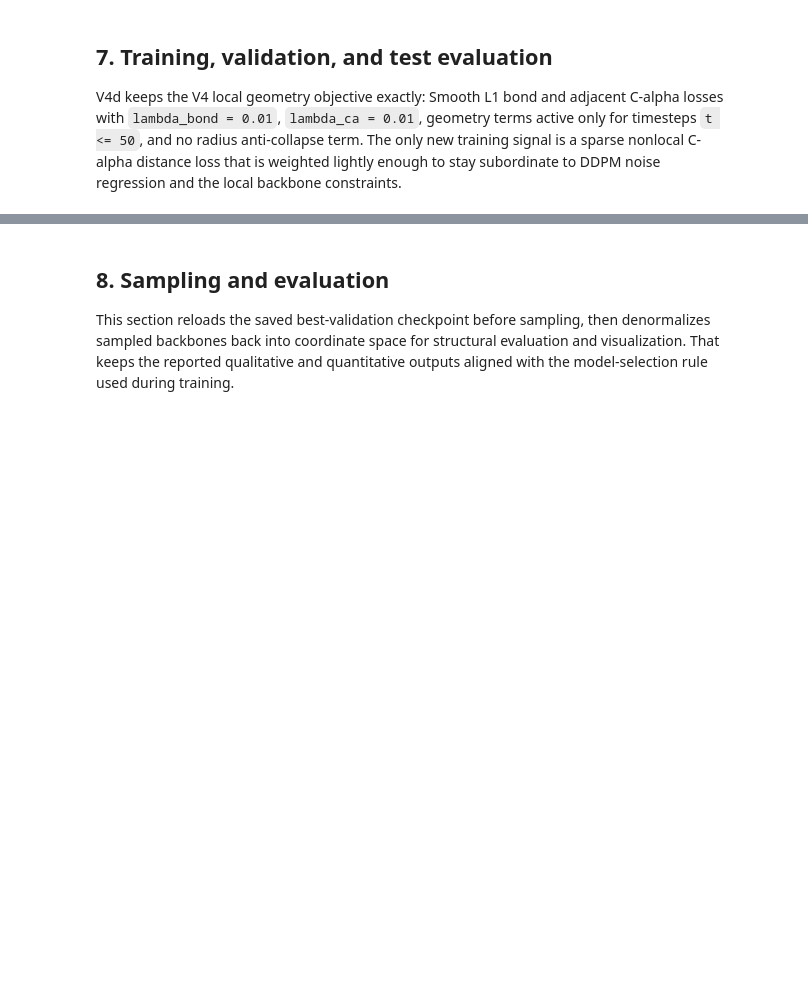
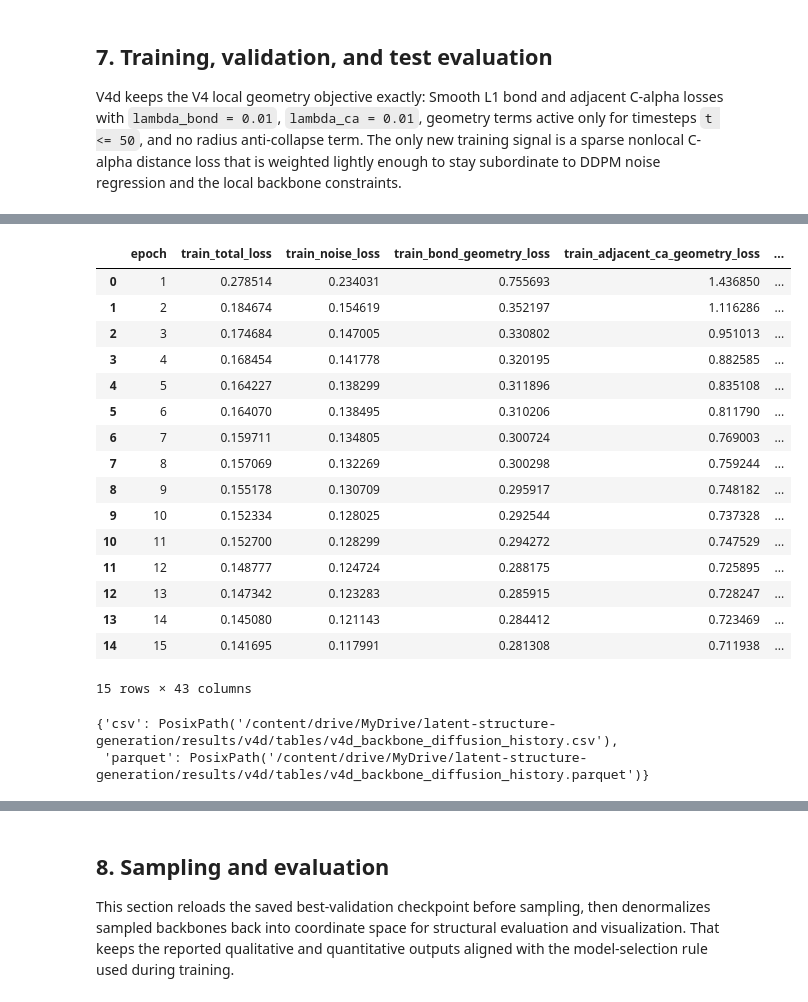
Before and after one commit to mitsenkov/latent-structure-diffusion, a Jupyter notebook: notebooks/protein_backbone_diffusion_v4d.ipynb, the cells around one changed output, grey strips where cells are left out. Saved outputs shown, nothing was run; the diff lists cells and outputs as text; code cells hidden in the pictures; blank space fills up the shorter version.

Commit message:
Update parameters and printed training message

```diff
--- a/notebooks/protein_backbone_diffusion_v4d.ipynb
+++ b/notebooks/protein_backbone_diffusion_v4d.ipynb
@@ -798,13 +914,13 @@ def prepare_batch_for_diffusion(batch: dict[str, object], target_device: torch.d
 NOISE_LOSS_WEIGHT = 1.0
 LAMBDA_BOND = float(os.environ.get('BACKBONE_DIFFUSION_LAMBDA_BOND', '0.01'))
 LAMBDA_CA = float(os.environ.get('BACKBONE_DIFFUSION_LAMBDA_CA', '0.01'))
-LAMBDA_NONLOCAL_CA = float(os.environ.get('BACKBONE_DIFFUSION_LAMBDA_NONLOCAL_CA', '0.002'))
+LAMBDA_NONLOCAL_CA = float(os.environ.get('BACKBONE_DIFFUSION_LAMBDA_NONLOCAL_CA', '0.01'))
 GEOMETRY_LOSS_BETA = float(os.environ.get('BACKBONE_DIFFUSION_GEOMETRY_LOSS_BETA', '0.5'))
 GEOMETRY_MAX_TIMESTEP = int(os.environ.get('BACKBONE_DIFFUSION_GEOMETRY_MAX_TIMESTEP', '50'))
 NONLOCAL_CA_MIN_SEQUENCE_SEPARATION = int(os.environ.get('BACKBONE_DIFFUSION_NONLOCAL_CA_MIN_SEQUENCE_SEPARATION', '8'))
 NONLOCAL_CA_MAX_PAIRS_PER_BATCH = int(os.environ.get('BACKBONE_DIFFUSION_NONLOCAL_CA_MAX_PAIRS_PER_BATCH', '2048'))
 NONLOCAL_CA_LOSS_BETA = float(os.environ.get('BACKBONE_DIFFUSION_NONLOCAL_CA_LOSS_BETA', '4.0'))
-NONLOCAL_CA_MIN_TIMESTEP = int(os.environ.get('BACKBONE_DIFFUSION_NONLOCAL_CA_MIN_TIMESTEP', '25'))
+NONLOCAL_CA_MIN_TIMESTEP = int(os.environ.get('BACKBONE_DIFFUSION_NONLOCAL_CA_MIN_TIMESTEP', '50'))
 NONLOCAL_CA_MAX_TIMESTEP = int(os.environ.get('BACKBONE_DIFFUSION_NONLOCAL_CA_MAX_TIMESTEP', str(TIMESTEPS)))
 GRAD_CLIP_NORM = float(os.environ.get('BACKBONE_DIFFUSION_GRAD_CLIP_NORM', '1.0'))
 PRED_NEAR_ZERO_THRESHOLD = float(os.environ.get('BACKBONE_DIFFUSION_PRED_NEAR_ZERO_THRESHOLD', '1e-3'))
@@ -1001,14 +1117,22 @@ def run_epoch(
 
     return {key: value / max(n_batches, 1) for key, value in totals.items()}
 
-EPOCHS = int(os.environ.get('BACKBONE_DIFFUSION_EPOCHS', '5'))
+EPOCHS = int(os.environ.get('BACKBONE_DIFFUSION_EPOCHS', '15'))
 history: list[dict[str, float]] = []
 best_val_total_loss = float('inf')
 
 print(
-    f'Geometry loss settings: bond={LAMBDA_BOND}, adjacent_ca={LAMBDA_CA}, nonlocal_ca={LAMBDA_NONLOCAL_CA}, '
-    f'beta={GEOMETRY_LOSS_BETA}, active_t<= {GEOMETRY_MAX_TIMESTEP}, nonlocal_t in [{NONLOCAL_CA_MIN_TIMESTEP}, {NONLOCAL_CA_MAX_TIMESTEP}], radius=0.0'
+    f'Geometry loss settings: '
+    f'bond={LAMBDA_BOND}, '
+    f'adjacent_ca={LAMBDA_CA}, '
+    f'nonlocal_ca={LAMBDA_NONLOCAL_CA}, '
+    f'local_beta={GEOMETRY_LOSS_BETA}, '
+    f'nonlocal_beta={NONLOCAL_CA_LOSS_BETA}, '
+    f'active_t<= {GEOMETRY_MAX_TIMESTEP}, '
+    f'nonlocal_t in [{NONLOCAL_CA_MIN_TIMESTEP}, {NONLOCAL_CA_MAX_TIMESTEP}], '
+    f'radius=0.0'
 )
+
 print(
     f'Optimizer settings: lr={LEARNING_RATE}, grad_clip_norm={GRAD_CLIP_NORM}, '
     f'sequence_offset_edges={MODEL_SEQUENCE_OFFSET_EDGES}'
@@ -1117,3 +1241,4 @@ for epoch in range(1, EPOCHS + 1):
 history_df = pd.DataFrame(history)
 display(history_df)
 save_table_artifact(history_df, 'v4d_backbone_diffusion_history')
+# %% [output]
@@ -1120,3 +1262,22 @@ save_table_artifact(history_df, 'v4d_backbone_diffusion_history')
+|  | epoch | train_total_loss | train_noise_loss | train_bond_geometry_loss | train_adjacent_ca_geometry_loss | ... |
+| 0 | 1 | 0.278514 | 0.234031 | 0.755693 | 1.436850 | ... |
+| 1 | 2 | 0.184674 | 0.154619 | 0.352197 | 1.116286 | ... |
+| 2 | 3 | 0.174684 | 0.147005 | 0.330802 | 0.951013 | ... |
+| 3 | 4 | 0.168454 | 0.141778 | 0.320195 | 0.882585 | ... |
+| 4 | 5 | 0.164227 | 0.138299 | 0.311896 | 0.835108 | ... |
+| 5 | 6 | 0.164070 | 0.138495 | 0.310206 | 0.811790 | ... |
+| 6 | 7 | 0.159711 | 0.134805 | 0.300724 | 0.769003 | ... |
+| 7 | 8 | 0.157069 | 0.132269 | 0.300298 | 0.759244 | ... |
+| 8 | 9 | 0.155178 | 0.130709 | 0.295917 | 0.748182 | ... |
+| 9 | 10 | 0.152334 | 0.128025 | 0.292544 | 0.737328 | ... |
+| 10 | 11 | 0.152700 | 0.128299 | 0.294272 | 0.747529 | ... |
+| 11 | 12 | 0.148777 | 0.124724 | 0.288175 | 0.725895 | ... |
+| 12 | 13 | 0.147342 | 0.123283 | 0.285915 | 0.728247 | ... |
+| 13 | 14 | 0.145080 | 0.121143 | 0.284412 | 0.723469 | ... |
+| 14 | 15 | 0.141695 | 0.117991 | 0.281308 | 0.711938 | ... |
+15 rows × 43 columns
+{'csv': PosixPath('/content/drive/MyDrive/latent-structure-generation/results/v4d/tables/v4d_backbone_diffusion_history.csv'),
+ 'parquet': PosixPath('/content/drive/MyDrive/latent-structure-generation/results/v4d/tables/v4d_backbone_diffusion_history.parquet')}
 # %%
 fig, axes = plt.subplots(1, 3, figsize=(18, 4))
 axes[0].plot(history_df['epoch'], history_df['train_total_loss'], label='Train total')
```
Also changed, not shown: parts of 19 cells of this notebook.
